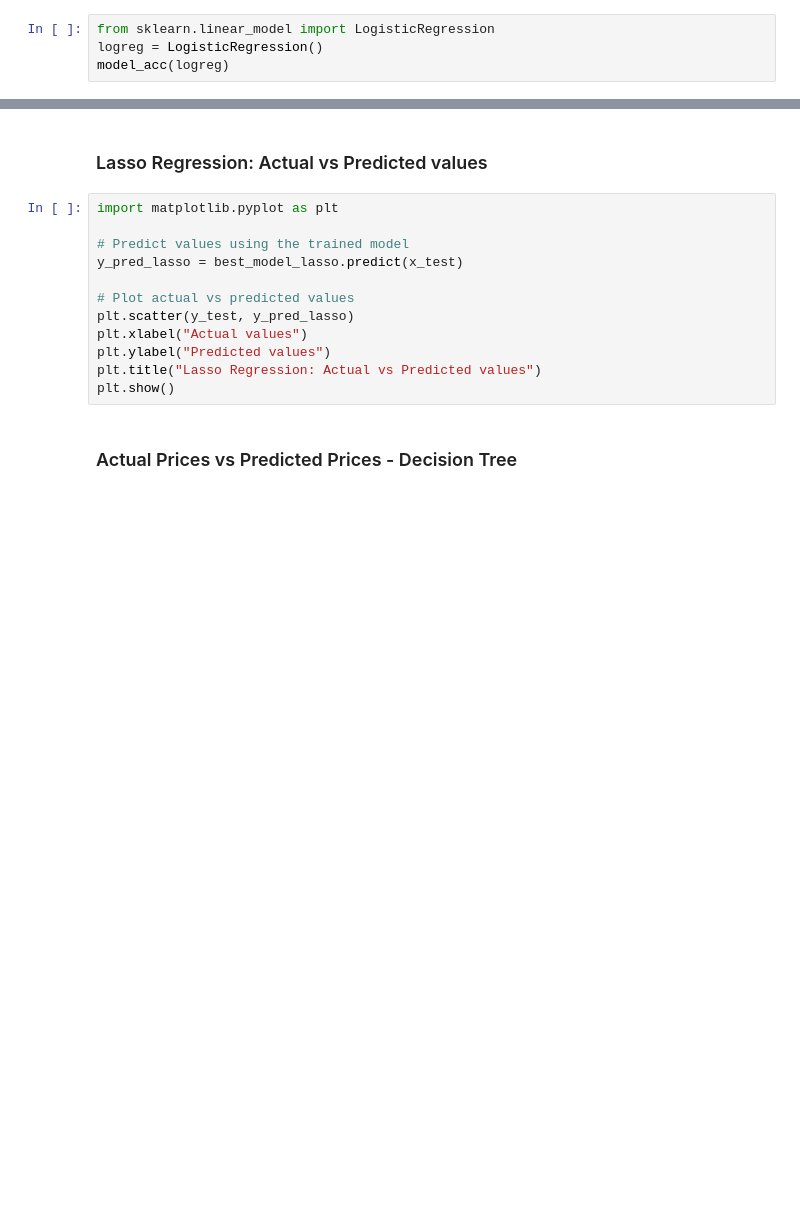
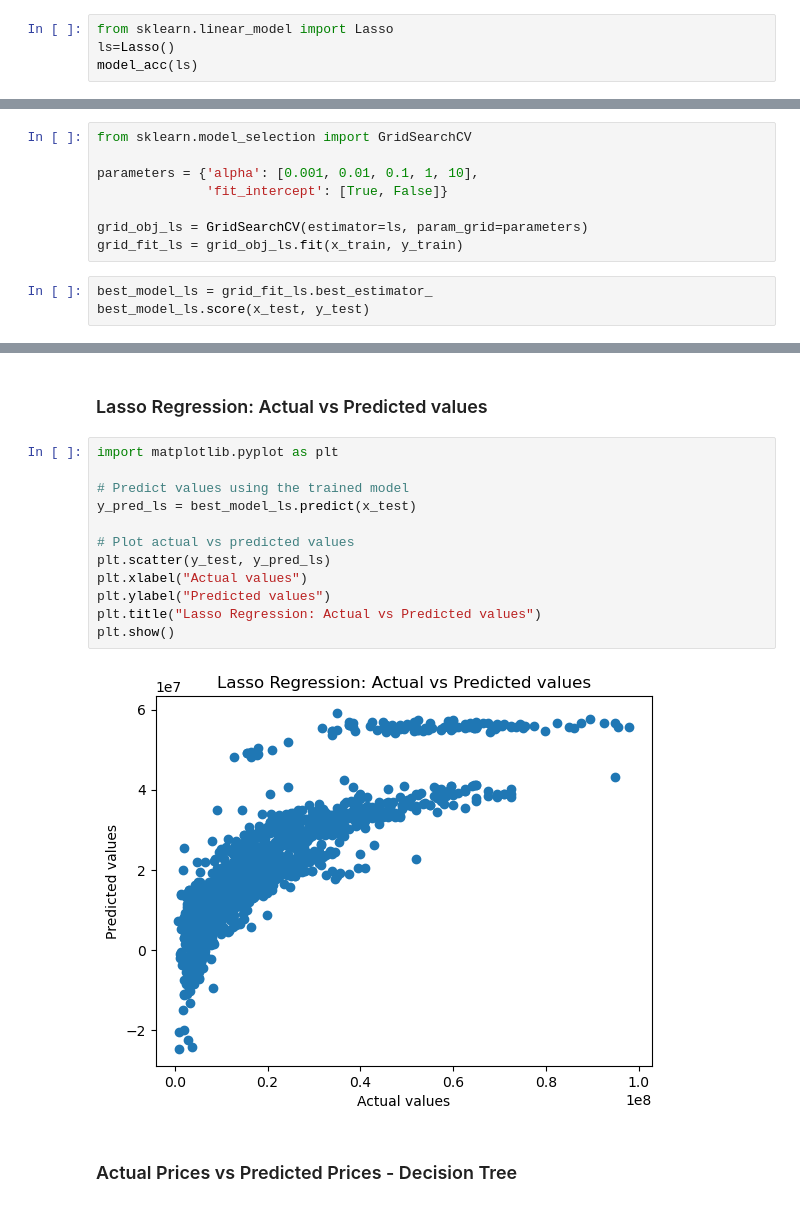
Before and after one commit to Dulanjana9914/ML-Assignment1, a Jupyter notebook: Used SUV Price Prediction in Sri Lanka.ipynb, the cells around one changed output, grey strips where cells are left out. Drawn from its saved outputs; the diff is of its cells as text; blank space fills up the shorter version.

```diff
--- a/Used SUV Price Prediction in Sri Lanka.ipynb
+++ b/Used SUV Price Prediction in Sri Lanka.ipynb
@@ -290,4 +522,4 @@ model_acc(lr)
 # %%
-from sklearn.linear_model import LogisticRegression
-logreg = LogisticRegression()
-model_acc(logreg)
+from sklearn.linear_model import Lasso
+ls=Lasso()
+model_acc(ls)
@@ -320,0 +563,11 @@ best_model_lr.score(x_test, y_test)
+# %%
+from sklearn.model_selection import GridSearchCV
+
+parameters = {'alpha': [0.001, 0.01, 0.1, 1, 10],
+              'fit_intercept': [True, False]}
+
+grid_obj_ls = GridSearchCV(estimator=ls, param_grid=parameters)
+grid_fit_ls = grid_obj_ls.fit(x_train, y_train)
+# %%
+best_model_ls = grid_fit_ls.best_estimator_
+best_model_ls.score(x_test, y_test)
@@ -388,15 +651,17 @@ plt.show()
 # %%
 import matplotlib.pyplot as plt
 
 # Predict values using the trained model
-y_pred_lasso = best_model_lasso.predict(x_test)
+y_pred_ls = best_model_ls.predict(x_test)
 
 # Plot actual vs predicted values
-plt.scatter(y_test, y_pred_lasso)
+plt.scatter(y_test, y_pred_ls)
 plt.xlabel("Actual values")
 plt.ylabel("Predicted values")
 plt.title("Lasso Regression: Actual vs Predicted values")
 plt.show()
+# %% [output]
+[figure, added]
 # %% [markdown]
 ### Actual Prices vs Predicted Prices - Decision Tree
 # %%
```
Also changed, not shown: parts of 35 cells of this notebook.
